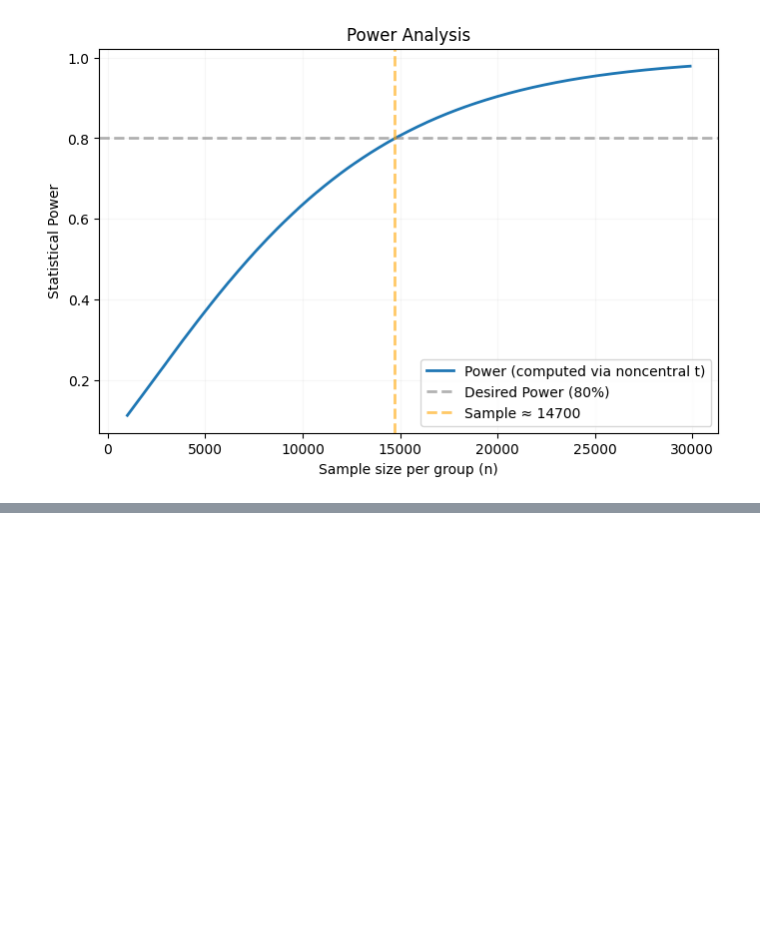
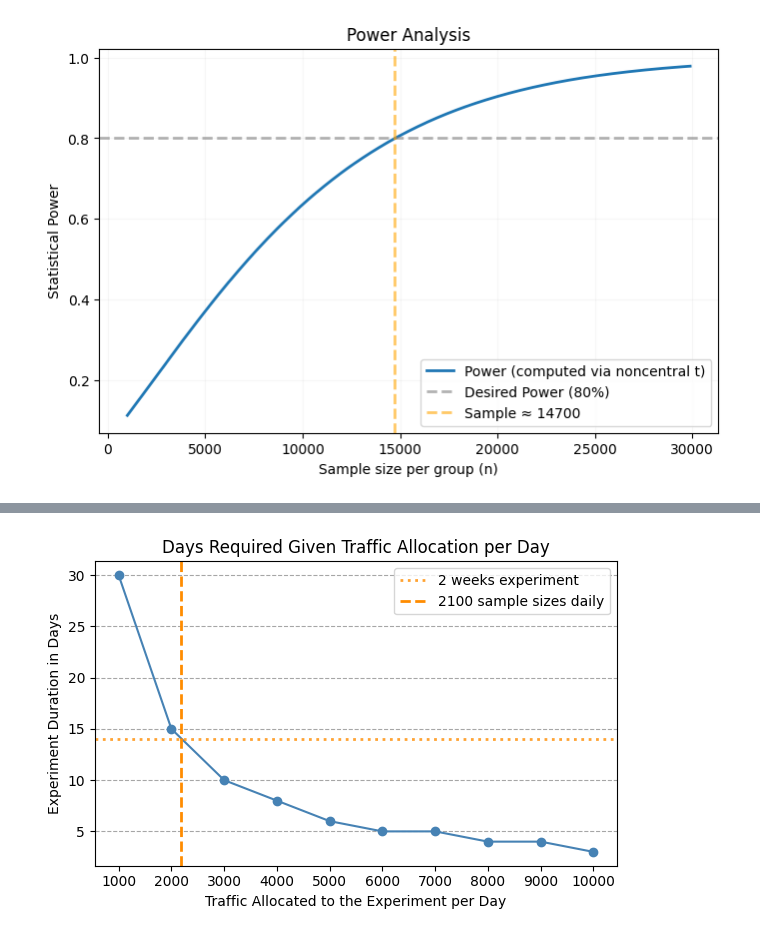
Before and after one commit to powernusa/ab-testing, a Jupyter notebook: ab_testing.ipynb, the cells around one changed output, grey strips where cells are left out. Saved outputs shown, nothing was run; the diff lists cells and outputs as text; code cells hidden in the pictures; blank space fills up the shorter version.

Commit message:
feat:Estimate Experiment Duration

```diff
--- a/ab_testing.ipynb
+++ b/ab_testing.ipynb
@@ -272,0 +301,28 @@ power at n_required: 0.799
+# %%
+# what's the duration required to achieve the required sample size given the
+# number of unique visitors allocated to the experiment?
+
+alloc = np.arange(0.10,1.1,0.10)
+size_alloc = round(visits_mean, -3) * alloc
+days = np.ceil(2*n_required / size_alloc)
+
+# assuming 'size' and 'days' already defined as in your example
+f, ax = plt.subplots(figsize=(6, 4))
+
+ax.plot(size_alloc, days, '-o', color='steelblue')
+ax.xaxis.set_major_locator(MultipleLocator(1000))
+
+ax.axhline(14,lw=2,linestyle=":",color="darkorange",alpha=0.8,label="2 weeks experiment")
+ax.axvline(2180,lw=2,linestyle="--",color="darkorange",label="2100 sample sizes daily")
+
+ax.set_title('Days Required Given Traffic Allocation per Day')
+ax.set_ylabel('Experiment Duration in Days')
+ax.set_xlabel('Traffic Allocated to the Experiment per Day')
+
+# 🔹 Add horizontal grid lines
+ax.grid(axis='y', linestyle='--', color='gray', alpha=0.7)
+ax.legend()
+plt.tight_layout()
+plt.show()
+# %% [output]
+[figure, added]
```
Also changed, not shown: parts of 1 cell of this notebook.
